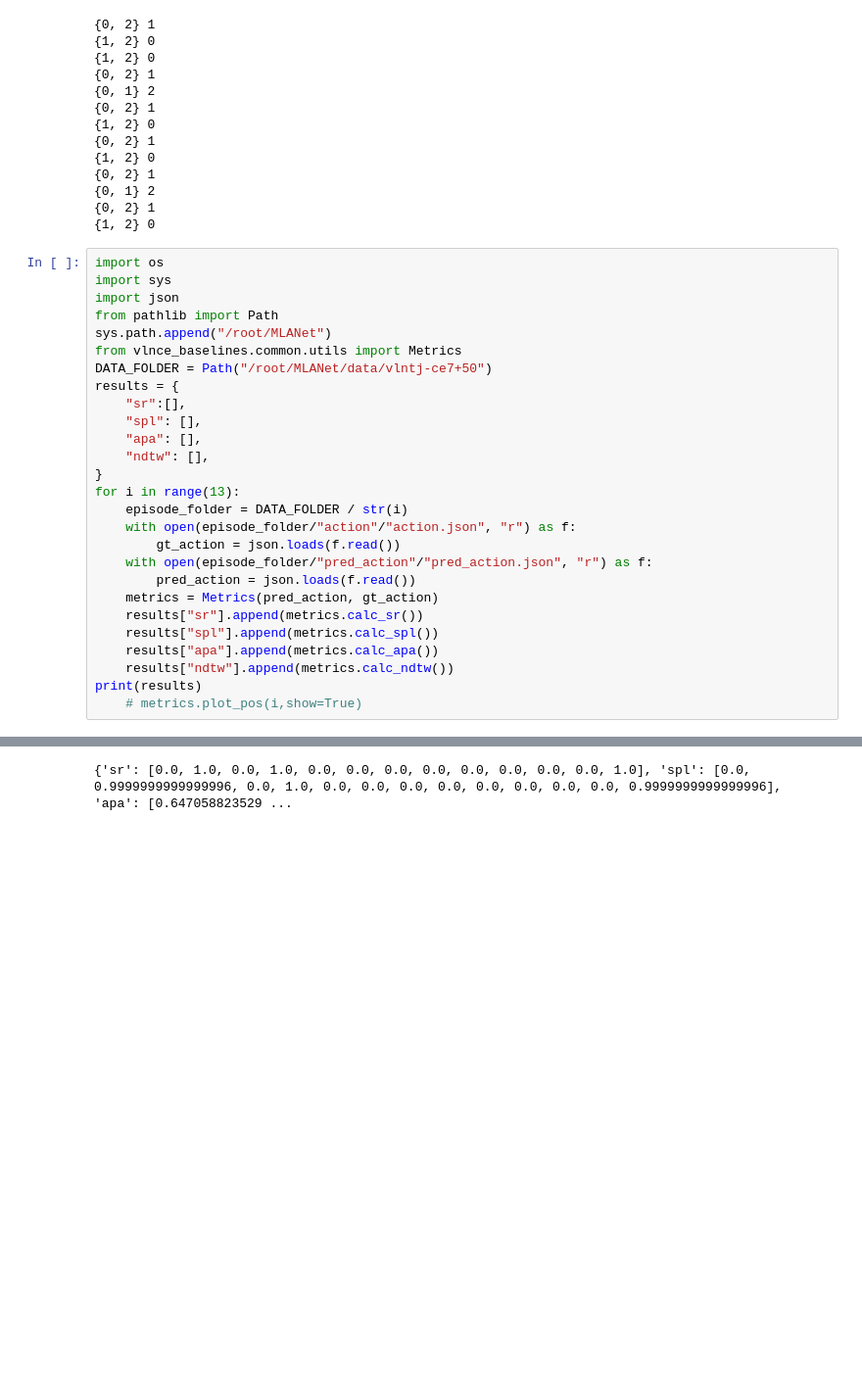
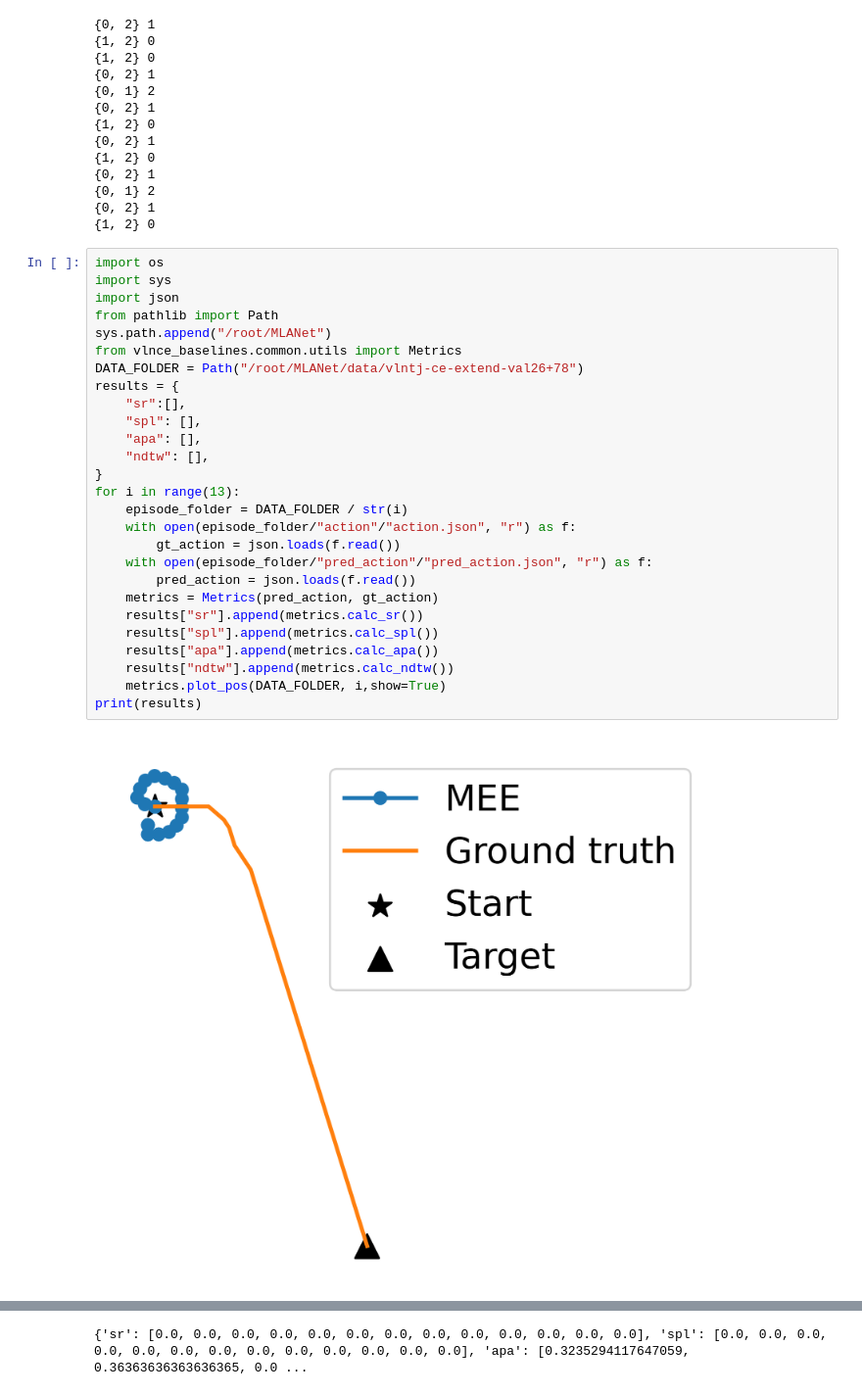
Before and after one commit to RavenKiller/MLANet, a Jupyter notebook: scripts/realscene.ipynb, the cells around one changed output, grey strips where cells are left out. Shown at 98% size. Cells and saved outputs as stored; diff of their text form; blank space fills up the shorter version.

```diff
--- a/scripts/realscene.ipynb
+++ b/scripts/realscene.ipynb
@@ -285,28 +285,29 @@ for i in range(13):
 # %%
 import os
 import sys
 import json
 from pathlib import Path
 sys.path.append("/root/MLANet")
 from vlnce_baselines.common.utils import Metrics
-DATA_FOLDER = Path("/root/MLANet/data/vlntj-ce7+50")
+DATA_FOLDER = Path("/root/MLANet/data/vlntj-ce-extend-val26+78")
 results = {
     "sr":[],
     "spl": [],
     "apa": [],
     "ndtw": [],
 }
 for i in range(13):
     episode_folder = DATA_FOLDER / str(i)
     with open(episode_folder/"action"/"action.json", "r") as f:
         gt_action = json.loads(f.read())
     with open(episode_folder/"pred_action"/"pred_action.json", "r") as f:
         pred_action = json.loads(f.read())
     metrics = Metrics(pred_action, gt_action)
     results["sr"].append(metrics.calc_sr())
     results["spl"].append(metrics.calc_spl())
     results["apa"].append(metrics.calc_apa())
     results["ndtw"].append(metrics.calc_ndtw())
+    metrics.plot_pos(DATA_FOLDER, i,show=True)
 print(results)
-    # metrics.plot_pos(i,show=True)
 # %% [output]
+[figure, added]
@@ -313,3 +326,3 @@ print(results)
-{'sr': [0.0, 1.0, 0.0, 1.0, 0.0, 0.0, 0.0, 0.0, 0.0, 0.0, 0.0, 0.0, 1.0], 'spl': [0.0, 0.9999999999999996, 0.0, 1.0, 0.0, 0.0, 0.0, 0.0, 0.0, 0.0, 0.0, 0.0, 0.9999999999999996], 'apa': [0.647058823529 ...
+{'sr': [0.0, 0.0, 0.0, 0.0, 0.0, 0.0, 0.0, 0.0, 0.0, 0.0, 0.0, 0.0, 0.0], 'spl': [0.0, 0.0, 0.0, 0.0, 0.0, 0.0, 0.0, 0.0, 0.0, 0.0, 0.0, 0.0, 0.0], 'apa': [0.3235294117647059, 0.36363636363636365, 0.0 ...
 # %%
 all_results = []
```
Also changed, not shown: parts of 3 cells of this notebook, 8 other files.
